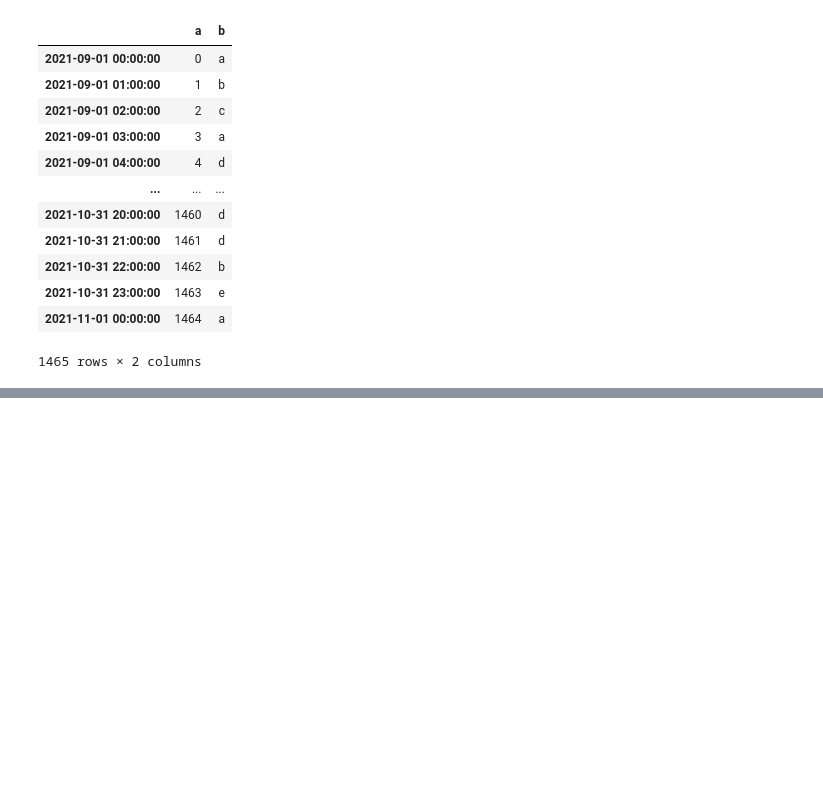
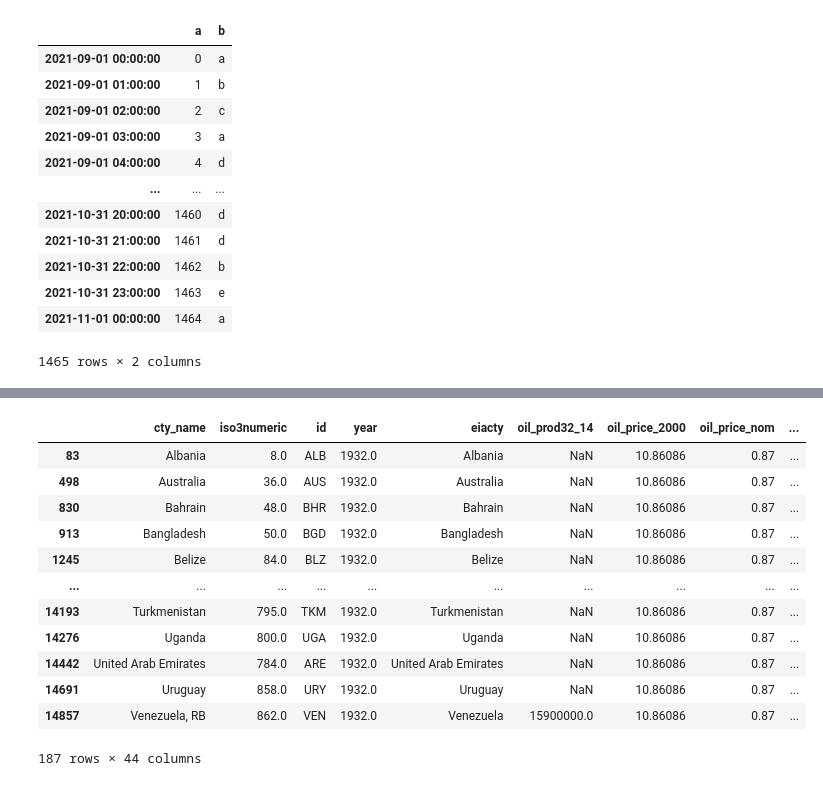
Before and after one commit to menna-osman/Python-Basics-Practice, a Jupyter notebook: Dictinaries, Dataframes and Numpy/Dask/Dask.ipynb, the cells around one changed output, grey strips where cells are left out. Cells and saved outputs as stored; diff of their text form; code cells hidden in the pictures; blank space fills up the shorter version.

```diff
--- a/Dictinaries, Dataframes and Numpy/Dask/Dask.ipynb
+++ b/Dictinaries, Dataframes and Numpy/Dask/Dask.ipynb
@@ -152,0 +417,4 @@ Note: you may need to restart the kernel to use updated packages.
+# %%
+# Adds or modifies new columns.
+ddf = ddf.assign(conerted_gas_price_2000_mboe=lambda x: x['gas_price_2000_mboe']*1000, )
+ddf.loc[35:40].compute()
@@ -152,0 +460,4 @@ Note: you may need to restart the kernel to use updated packages.
+# %%
+# Fills NA/NaN values using the next valid observation (backward fill).
+ddf['bla']= ddf['gas_prod55_14'].bfill().compute()
+ddf.loc[22:32, ["bla"]].compute()
@@ -152,0 +515,4 @@ Note: you may need to restart the kernel to use updated packages.
+# %%
+# Returns cumulative maximum over a DataFrame or Series axis.
+ddf['cummax_oil'] = ddf['oil_price_2000'].cummax() #same as cummmin cumprod cumsum
+ddf.head()
@@ -152,0 +543,4 @@ Note: you may need to restart the kernel to use updated packages.
+# %%
+# Drop the 'cummax_oil' column
+ddf = ddf.drop(columns='cummax_oil')
+ddf.head()
@@ -152,0 +571,17 @@ Note: you may need to restart the kernel to use updated packages.
+# %%
+# Drop duplicate rows based on 'Well_ID'
+ddf.drop_duplicates(subset='cty_name').compute()
+# %% [output]
+|  | cty_name | iso3numeric | id | year | eiacty | oil_prod32_14 | oil_price_2000 | oil_price_nom | ... |
+| 83 | Albania | 8.0 | ALB | 1932.0 | Albania | NaN | 10.86086 | 0.87 | ... |
+| 498 | Australia | 36.0 | AUS | 1932.0 | Australia | NaN | 10.86086 | 0.87 | ... |
+| 830 | Bahrain | 48.0 | BHR | 1932.0 | Bahrain | NaN | 10.86086 | 0.87 | ... |
+| 913 | Bangladesh | 50.0 | BGD | 1932.0 | Bangladesh | NaN | 10.86086 | 0.87 | ... |
+| 1245 | Belize | 84.0 | BLZ | 1932.0 | Belize | NaN | 10.86086 | 0.87 | ... |
+| ... | ... | ... | ... | ... | ... | ... | ... | ... | ... |
+| 14193 | Turkmenistan | 795.0 | TKM | 1932.0 | Turkmenistan | NaN | 10.86086 | 0.87 | ... |
+| 14276 | Uganda | 800.0 | UGA | 1932.0 | Uganda | NaN | 10.86086 | 0.87 | ... |
+| 14442 | United Arab Emirates | 784.0 | ARE | 1932.0 | United Arab Emirates | NaN | 10.86086 | 0.87 | ... |
+| 14691 | Uruguay | 858.0 | URY | 1932.0 | Uruguay | NaN | 10.86086 | 0.87 | ... |
+| 14857 | Venezuela, RB | 862.0 | VEN | 1932.0 | Venezuela | 15900000.0 | 10.86086 | 0.87 | ... |
+187 rows × 44 columns
```
Also changed, not shown: parts of 54 cells of this notebook, 4 other files.
